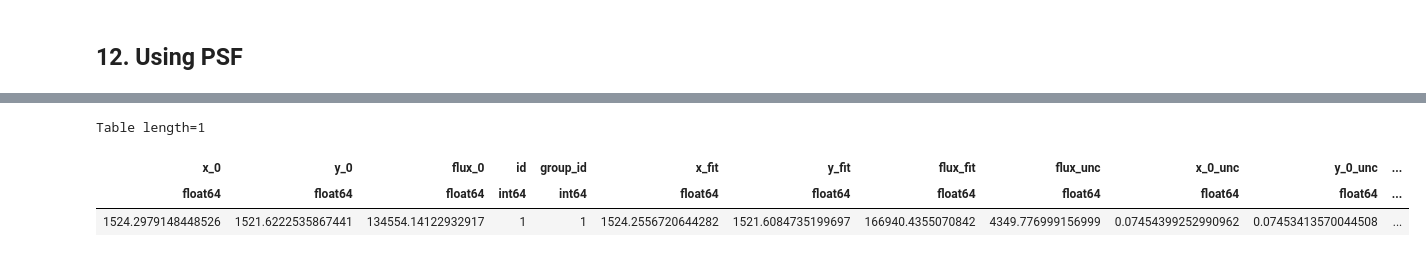
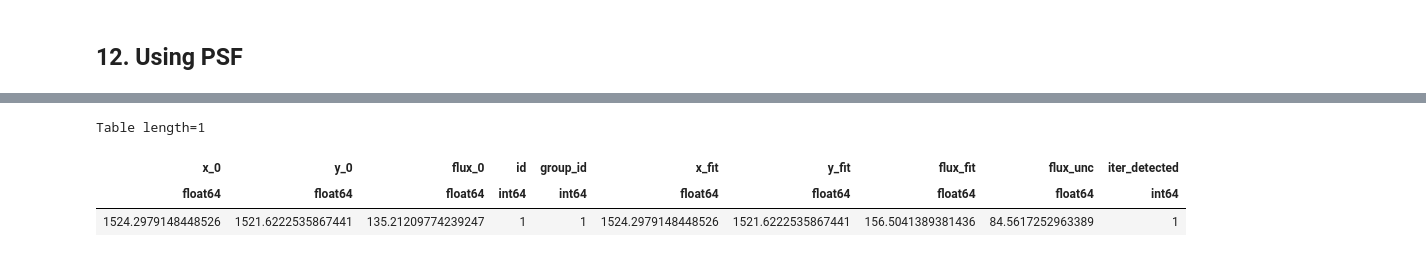
Before and after one commit to matt-ketk/astr-480, a Jupyter notebook: analysis/ReductionLab.ipynb, the cells around one changed output, grey strips where cells are left out. Cells and saved outputs as stored; diff of their text form; code cells hidden in the pictures.

```diff
--- a/analysis/ReductionLab.ipynb
+++ b/analysis/ReductionLab.ipynb
@@ -244,5 +256,5 @@ Table length=1
 # %%
-image = CCDData.read('./data/tz_boo/reduced/REDUCED_TZ_Boo_15s_V_3_20230505_053321.fits')
+image = CCDData.read('./data/tz_boo/reduced/REDUCED_TZ Boo_V_1.fits')
 
 tzboo_info = BinnedTimeSeries.read(
     './results/tzboo_DAOresults.csv',
@@ -251,8 +263,6 @@ tzboo_info = BinnedTimeSeries.read(
     time_bin_size_unit=u.s
 )
 
-psf_model.x_0.fixed = True
-psf_model.y_0.fixed = True
 centroid = Table(
     names=['x_0', 'y_0'],
     data=[[tzboo_info[3]['xcentroid']], [tzboo_info[3]['ycentroid']]]
@@ -270,18 +280,22 @@ daogroup = DAOGroup(2.0 * sigma_psf * gaussian_sigma_to_fwhm)
 mmm_bkg = MMMBackground()
 fitter = LevMarLSQFitter()
 psf_model = IntegratedGaussianPRF(sigma=sigma_psf)
+
+psf_model.x_0.fixed = True
+psf_model.y_0.fixed = True
+
 photometry = IterativelySubtractedPSFPhotometry(finder=iraffind,
                                                 group_maker=daogroup,
                                                 bkg_estimator=mmm_bkg,
                                                 psf_model=psf_model,
                                                 fitter=LevMarLSQFitter(),
                                                 niters=1, fitshape=(11, 11))
-result_tab2 = photometry(image=image, init_guesses=centroid)
-residual_image2 = photometry.get_residual_image()
+result_tab = photometry(image=image, init_guesses=centroid)
+residual_image = photometry.get_residual_image()
 # %%
-result_tab2
+result_tab
 # %% [output]
 Table length=1
-| x_0 | y_0 | flux_0 | id | group_id | x_fit | y_fit | flux_fit | flux_unc | x_0_unc | y_0_unc | ... |
-| float64 | float64 | float64 | int64 | int64 | float64 | float64 | float64 | float64 | float64 | float64 | ... |
-| 1524.2979148448526 | 1521.6222535867441 | 134554.14122932917 | 1 | 1 | 1524.2556720644282 | 1521.6084735199697 | 166940.4355070842 | 4349.776999156999 | 0.07454399252990962 | 0.07453413570044508 | ... |
+| x_0 | y_0 | flux_0 | id | group_id | x_fit | y_fit | flux_fit | flux_unc | iter_detected |
+| float64 | float64 | float64 | int64 | int64 | float64 | float64 | float64 | float64 | int64 |
+| 1524.2979148448526 | 1521.6222535867441 | 135.21209774239247 | 1 | 1 | 1524.2979148448526 | 1521.6222535867441 | 156.5041389381436 | 84.5617252963389 | 1 |
```
Also changed, not shown: parts of 14 cells of this notebook, 10 other files.
